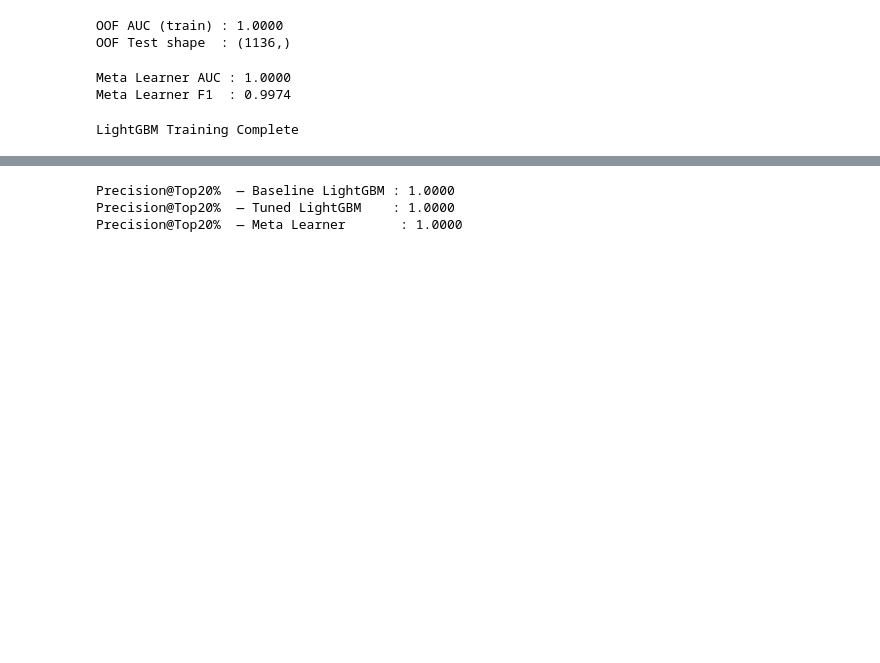
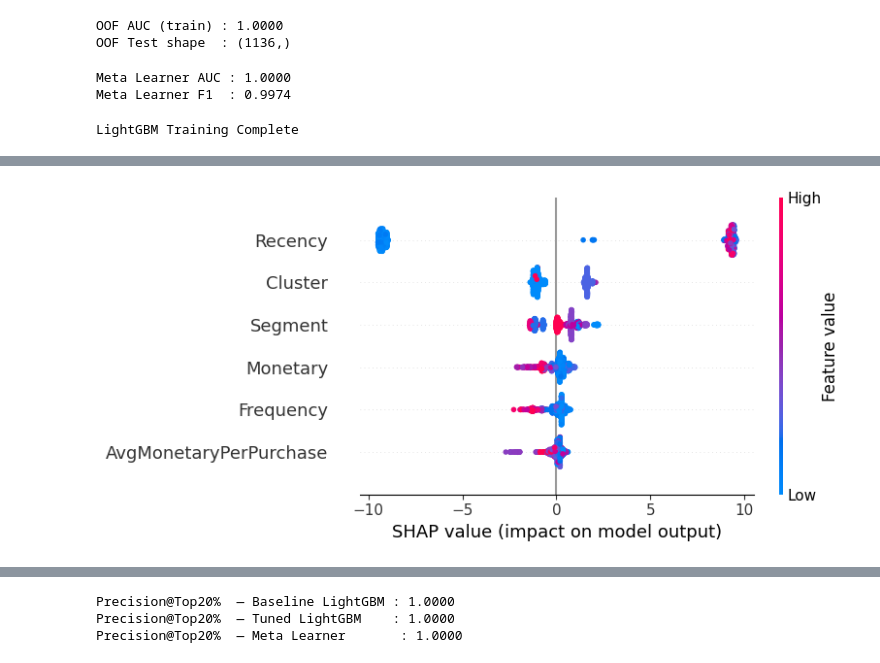
Before and after one commit to sagarmehra69/neuralretail-ai-sales-intelligence, a Jupyter notebook: notebooks/05_Churn_Advanced.ipynb, the cells around one changed output, grey strips where cells are left out. Drawn from its saved outputs; the diff is of its cells as text; code cells hidden in the pictures; blank space fills up the shorter version.

```diff
--- a/notebooks/05_Churn_Advanced.ipynb
+++ b/notebooks/05_Churn_Advanced.ipynb
@@ -534,21 +540,27 @@ print(f"Stacking AUC: {stack_auc:.4f}")
 # %%
 # =========================================================
-# 🔍 SHAP Explainability
+# 🔍 SHAP Explainability (LightGBM Best Model)
 # =========================================================
 
 import shap
 
 explainer = shap.TreeExplainer(
-    xgb_model
+    lgb_best
 )
 
 shap_values = explainer.shap_values(
     X_test
 )
 
+# For binary classification shap_values is a list [class0, class1]
+sv = shap_values[1] if isinstance(shap_values, list) else shap_values
+
 shap.summary_plot(
-    shap_values,
-    X_test
+    sv,
+    X_test,
+    show=True
 )
+# %% [output]
+[figure, added]
 # %%
 # =========================================================
```
Also changed, not shown: parts of 18 cells of this notebook, 4 other files.
